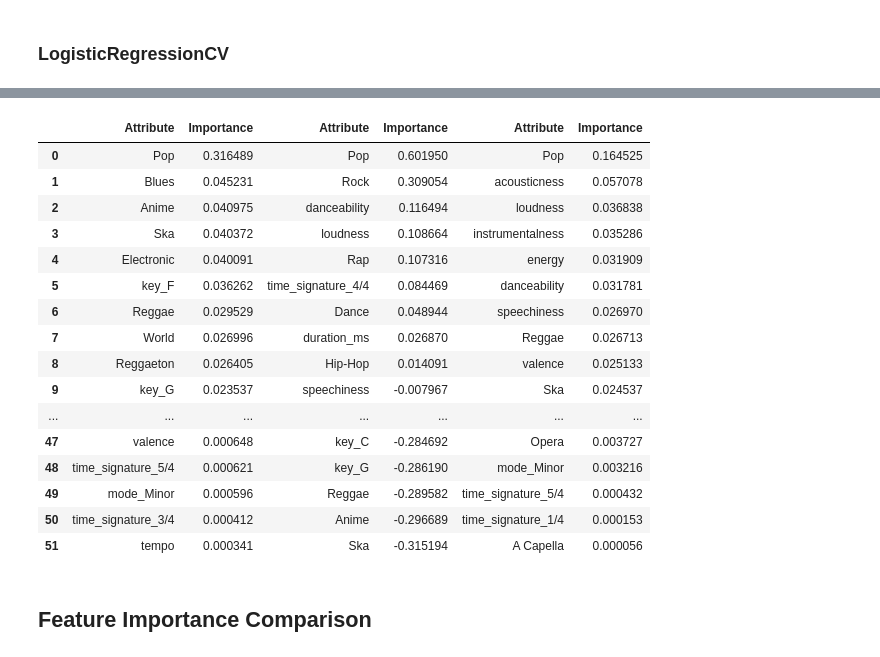
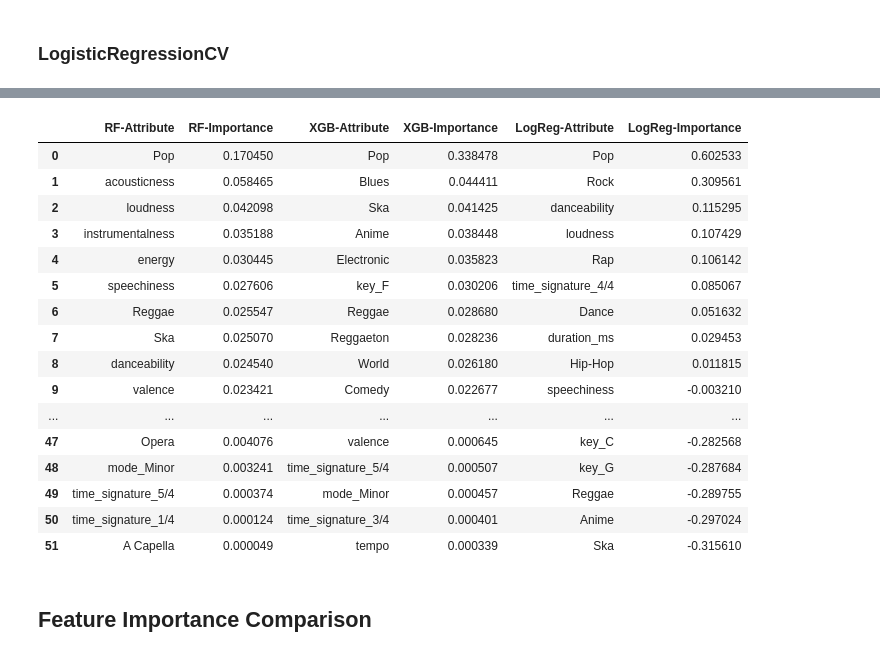
Before and after one commit to ebtezcan/Spotify-Song-Popularity-Prediction, a Jupyter notebook: final_notebook.ipynb, the cells around one changed output, grey strips where cells are left out. Cells and saved outputs as stored; diff of their text form; code cells hidden in the pictures.

```diff
--- a/final_notebook.ipynb
+++ b/final_notebook.ipynb
@@ -965,5 +979,7 @@ Our model is once again overfitting to the training data and performing very wel
 # %%
-clf_logregcv_tuned = LogisticRegressionCV(cv=5, class_weight='balanced', Cs=1, penalty='l2', solver='liblinear')
+clf_logregcv_tuned = LogisticRegressionCV(cv=5, class_weight='balanced', Cs=1,
+                                          penalty='l2', solver='liblinear',
+                                          random_state=42)
 clf_logregcv_tuned.fit(X_train_sm_sc,  y_train_sm)
 y_pred = clf_logregcv_tuned.predict(X_test_sc)
 classification(y_test, y_pred, X_test_sc, clf_logregcv_tuned)
@@ -988,9 +1006,10 @@ Unfortunately, the parameters returned by our grid search did not seem to improv
 # %% [markdown]
 ### Random Forest
 # %%
+#accessing feature importance values of the tuned random forest model and sorting them
 rf_importances_df = pd.Series(clf_rf_tuned.feature_importances_, index=X.columns).sort_values(ascending=False)
 #parsing the series to a dataframe
 rf_importances_df = rf_importances_df.reset_index()
-rf_importances_df.columns = ['Attribute', 'Importance']
+rf_importances_df.columns = ['RF-Attribute', 'RF-Importance']
 rf_importances_df
 # %% [output]
@@ -1014,11 +1033,10 @@ rf_importances_df
 # %% [markdown]
 ### XGBoost
 # %%
-#parsing feature importances to a series, sorting and displaying top 10
+#parsing feature importances to a series and sorting
 xgb_importances_df = pd.Series(clf_xgb_tuned.feature_importances_, index=X.columns).sort_values(ascending=False)
 #parsing the series to a dataframe
 xgb_importances_df = xgb_importances_df.reset_index()
-#renaming columns
-xgb_importances_df.columns=['Attribute', 'Importance']
+xgb_importances_df.columns=['XGB-Attribute', 'XGB-Importance']
 xgb_importances_df
 # %% [output]
@@ -1042,9 +1060,10 @@ xgb_importances_df
 # %% [markdown]
 ### LogisticRegressionCV
 # %%
+#accessing feature importance values of the tuned logistic regression model and sorting them
 logregcv_importances_df = pd.Series(clf_logregcv_tuned.coef_[0], index=X.columns).sort_values(ascending=False)
 #parsing the series to a dataframe
 logregcv_importances_df = logregcv_importances_df.reset_index()
-logregcv_importances_df.columns = ['Attribute', 'Importance']
+logregcv_importances_df.columns = ['LogReg-Attribute', 'LogReg-Importance']
 logregcv_importances_df
 # %% [output]
@@ -1068,24 +1087,25 @@ logregcv_importances_df
 # %%
-importances_df = pd.concat([xgb_importances_df, logregcv_importances_df, rf_importances_df], axis=1)
+#Concatenating feature importances into a single dataframe
+importances_df = pd.concat([rf_importances_df, xgb_importances_df, logregcv_importances_df], axis=1)
 importances_df
 # %% [output]
-|  | Attribute | Importance | Attribute | Importance | Attribute | Importance |
-| 0 | Pop | 0.316489 | Pop | 0.601950 | Pop | 0.164525 |
-| 1 | Blues | 0.045231 | Rock | 0.309054 | acousticness | 0.057078 |
-| 2 | Anime | 0.040975 | danceability | 0.116494 | loudness | 0.036838 |
-| 3 | Ska | 0.040372 | loudness | 0.108664 | instrumentalness | 0.035286 |
-| 4 | Electronic | 0.040091 | Rap | 0.107316 | energy | 0.031909 |
-| 5 | key_F | 0.036262 | time_signature_4/4 | 0.084469 | danceability | 0.031781 |
-| 6 | Reggae | 0.029529 | Dance | 0.048944 | speechiness | 0.026970 |
-| 7 | World | 0.026996 | duration_ms | 0.026870 | Reggae | 0.026713 |
-| 8 | Reggaeton | 0.026405 | Hip-Hop | 0.014091 | valence | 0.025133 |
-| 9 | key_G | 0.023537 | speechiness | -0.007967 | Ska | 0.024537 |
+|  | RF-Attribute | RF-Importance | XGB-Attribute | XGB-Importance | LogReg-Attribute | LogReg-Importance |
+| 0 | Pop | 0.170450 | Pop | 0.338478 | Pop | 0.602533 |
+| 1 | acousticness | 0.058465 | Blues | 0.044411 | Rock | 0.309561 |
+| 2 | loudness | 0.042098 | Ska | 0.041425 | danceability | 0.115295 |
+| 3 | instrumentalness | 0.035188 | Anime | 0.038448 | loudness | 0.107429 |
+| 4 | energy | 0.030445 | Electronic | 0.035823 | Rap | 0.106142 |
+| 5 | speechiness | 0.027606 | key_F | 0.030206 | time_signature_4/4 | 0.085067 |
+| 6 | Reggae | 0.025547 | Reggae | 0.028680 | Dance | 0.051632 |
+| 7 | Ska | 0.025070 | Reggaeton | 0.028236 | duration_ms | 0.029453 |
+| 8 | danceability | 0.024540 | World | 0.026180 | Hip-Hop | 0.011815 |
+| 9 | valence | 0.023421 | Comedy | 0.022677 | speechiness | -0.003210 |
 | ... | ... | ... | ... | ... | ... | ... |
-| 47 | valence | 0.000648 | key_C | -0.284692 | Opera | 0.003727 |
-| 48 | time_signature_5/4 | 0.000621 | key_G | -0.286190 | mode_Minor | 0.003216 |
-| 49 | mode_Minor | 0.000596 | Reggae | -0.289582 | time_signature_5/4 | 0.000432 |
-| 50 | time_signature_3/4 | 0.000412 | Anime | -0.296689 | time_signature_1/4 | 0.000153 |
-| 51 | tempo | 0.000341 | Ska | -0.315194 | A Capella | 0.000056 |
+| 47 | Opera | 0.004076 | valence | 0.000645 | key_C | -0.282568 |
+| 48 | mode_Minor | 0.003241 | time_signature_5/4 | 0.000507 | key_G | -0.287684 |
+| 49 | time_signature_5/4 | 0.000374 | mode_Minor | 0.000457 | Reggae | -0.289755 |
+| 50 | time_signature_1/4 | 0.000124 | time_signature_3/4 | 0.000401 | Anime | -0.297024 |
+| 51 | A Capella | 0.000049 | tempo | 0.000339 | Ska | -0.315610 |
 # %% [markdown]
 ## Feature Importance Comparison
 # %%
```
Also changed, not shown: parts of 61 cells of this notebook, 1 other file.
